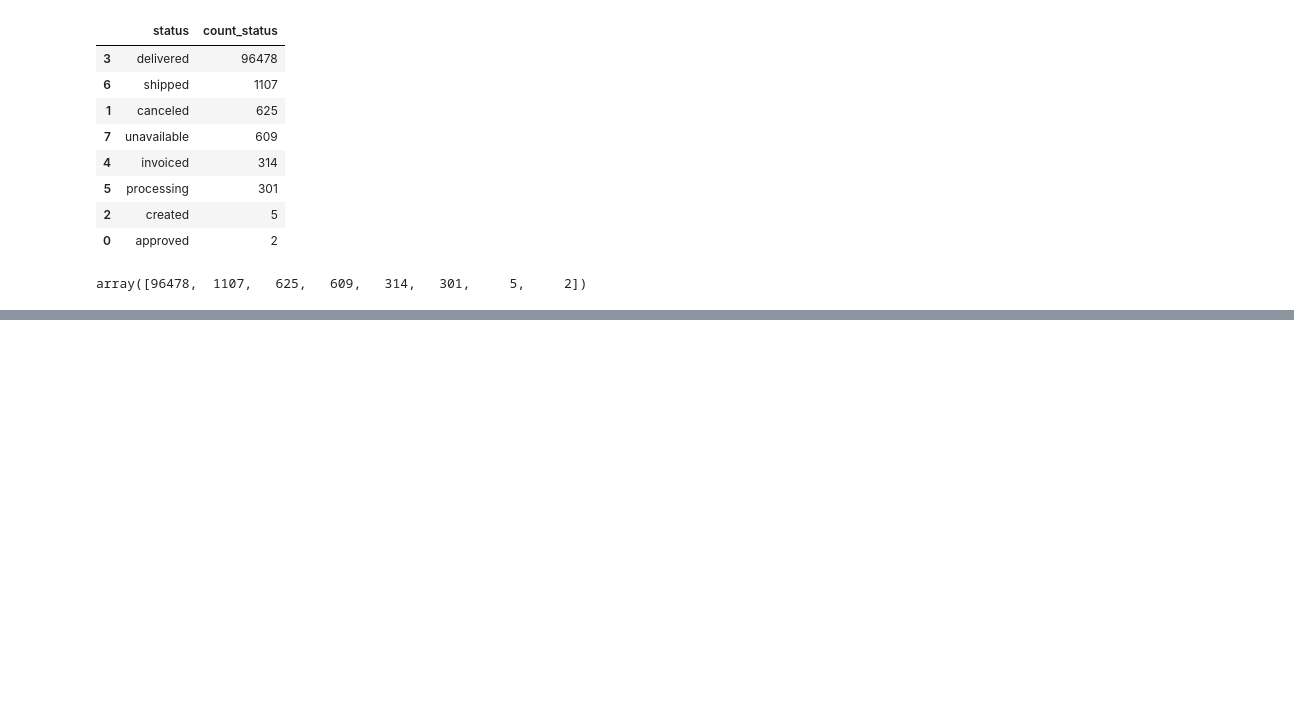
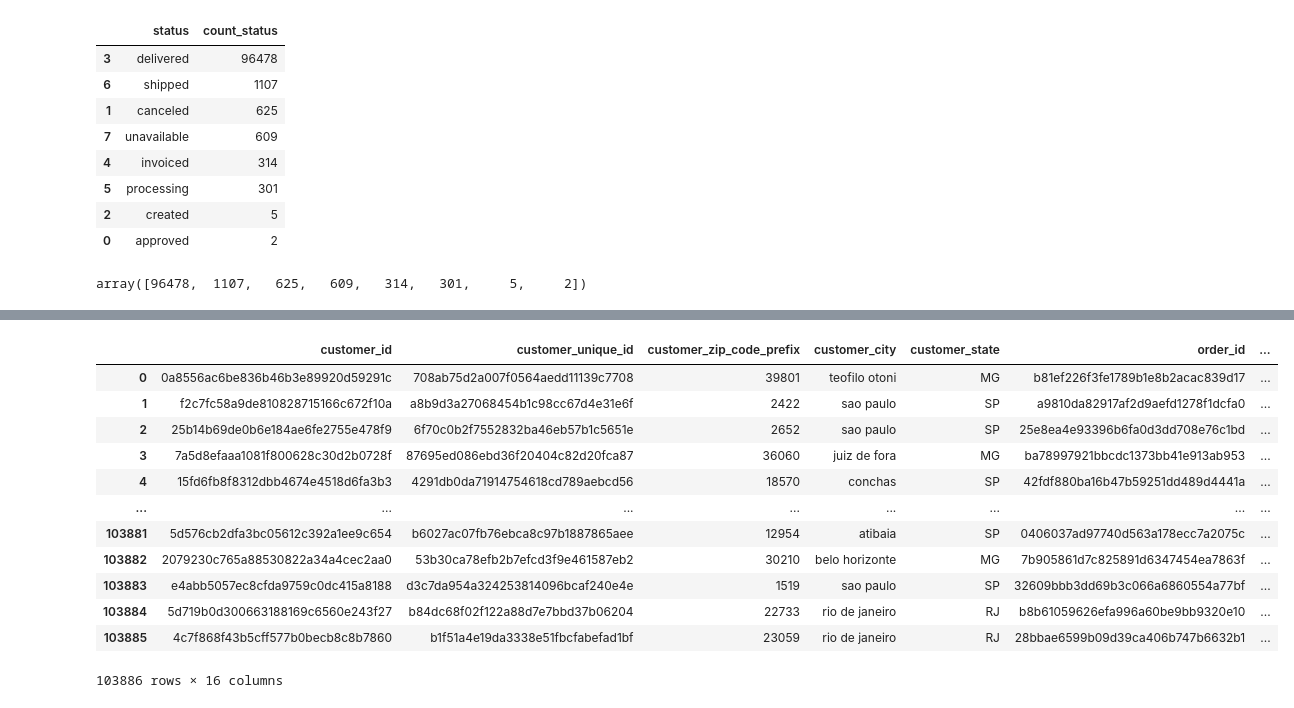
Before and after one commit to kayabaakihiko13/DQLAB-X-Gelar-Rasa, a Jupyter notebook: main.ipynb, the cells around one changed output, grey strips where cells are left out. Drawn from its saved outputs; the diff is of its cells as text; code cells hidden in the pictures; blank space fills up the shorter version.

```diff
--- a/main.ipynb
+++ b/main.ipynb
@@ -362,0 +408,17 @@ df_full
+# %%
+df_combine=df_combine.merge(df_payment,on='order_id',how='right')
+df_combine
+# %% [output]
+|  | customer_id | customer_unique_id | customer_zip_code_prefix | customer_city | customer_state | order_id | ... |
+| 0 | 0a8556ac6be836b46b3e89920d59291c | 708ab75d2a007f0564aedd11139c7708 | 39801 | teofilo otoni | MG | b81ef226f3fe1789b1e8b2acac839d17 | ... |
+| 1 | f2c7fc58a9de810828715166c672f10a | a8b9d3a27068454b1c98cc67d4e31e6f | 2422 | sao paulo | SP | a9810da82917af2d9aefd1278f1dcfa0 | ... |
+| 2 | 25b14b69de0b6e184ae6fe2755e478f9 | 6f70c0b2f7552832ba46eb57b1c5651e | 2652 | sao paulo | SP | 25e8ea4e93396b6fa0d3dd708e76c1bd | ... |
+| 3 | 7a5d8efaaa1081f800628c30d2b0728f | 87695ed086ebd36f20404c82d20fca87 | 36060 | juiz de fora | MG | ba78997921bbcdc1373bb41e913ab953 | ... |
+| 4 | 15fd6fb8f8312dbb4674e4518d6fa3b3 | 4291db0da71914754618cd789aebcd56 | 18570 | conchas | SP | 42fdf880ba16b47b59251dd489d4441a | ... |
+| ... | ... | ... | ... | ... | ... | ... | ... |
+| 103881 | 5d576cb2dfa3bc05612c392a1ee9c654 | b6027ac07fb76ebca8c97b1887865aee | 12954 | atibaia | SP | 0406037ad97740d563a178ecc7a2075c | ... |
+| 103882 | 2079230c765a88530822a34a4cec2aa0 | 53b30ca78efb2b7efcd3f9e461587eb2 | 30210 | belo horizonte | MG | 7b905861d7c825891d6347454ea7863f | ... |
+| 103883 | e4abb5057ec8cfda9759c0dc415a8188 | d3c7da954a324253814096bcaf240e4e | 1519 | sao paulo | SP | 32609bbb3dd69b3c066a6860554a77bf | ... |
+| 103884 | 5d719b0d300663188169c6560e243f27 | b84dc68f02f122a88d7e7bbd37b06204 | 22733 | rio de janeiro | RJ | b8b61059626efa996a60be9bb9320e10 | ... |
+| 103885 | 4c7f868f43b5cff577b0becb8c8b7860 | b1f51a4e19da3338e51fbcfabefad1bf | 23059 | rio de janeiro | RJ | 28bbae6599b09d39ca406b747b6632b1 | ... |
+103886 rows × 16 columns
```
Also changed, not shown: parts of 13 cells of this notebook, 1 other file.
